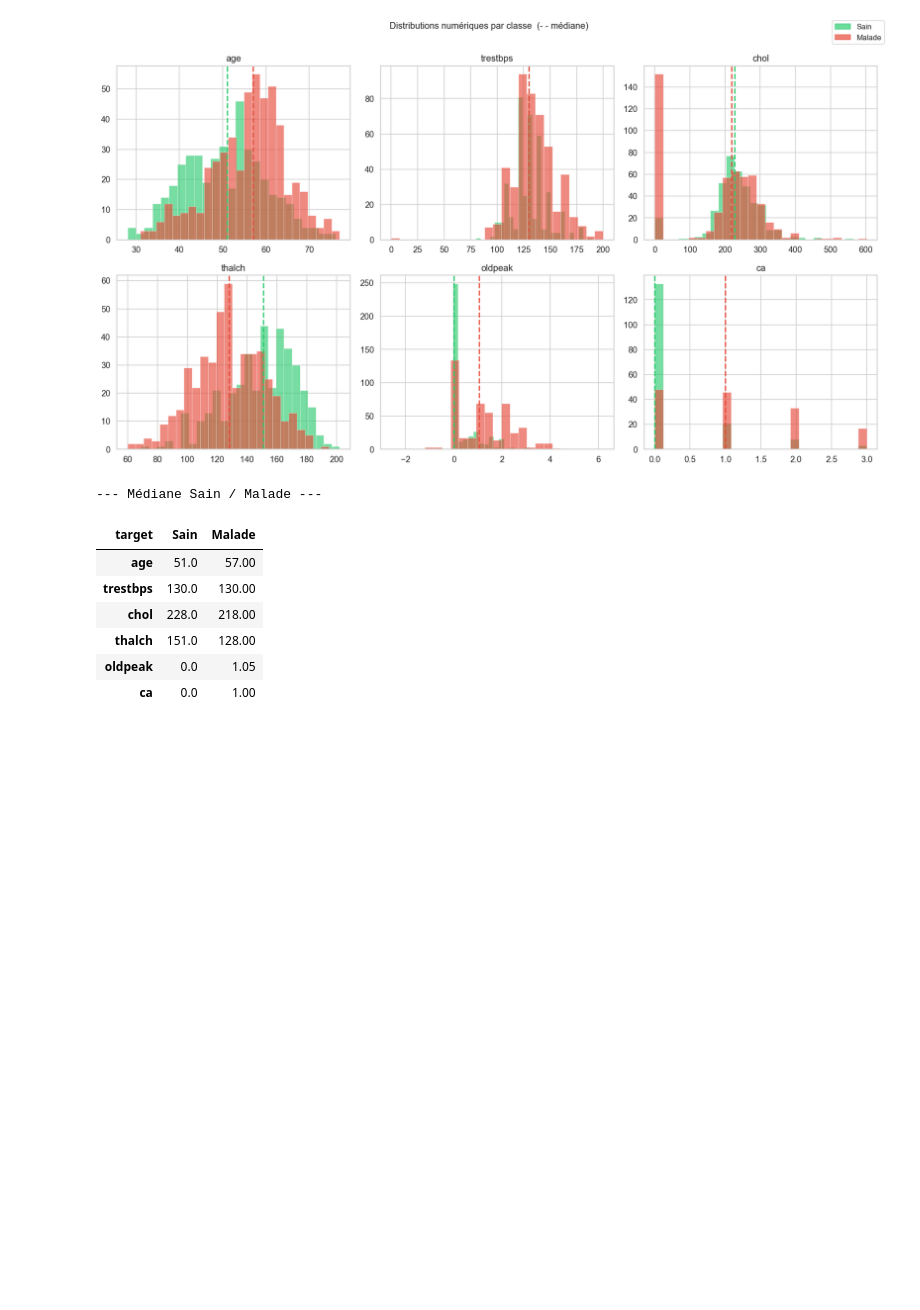
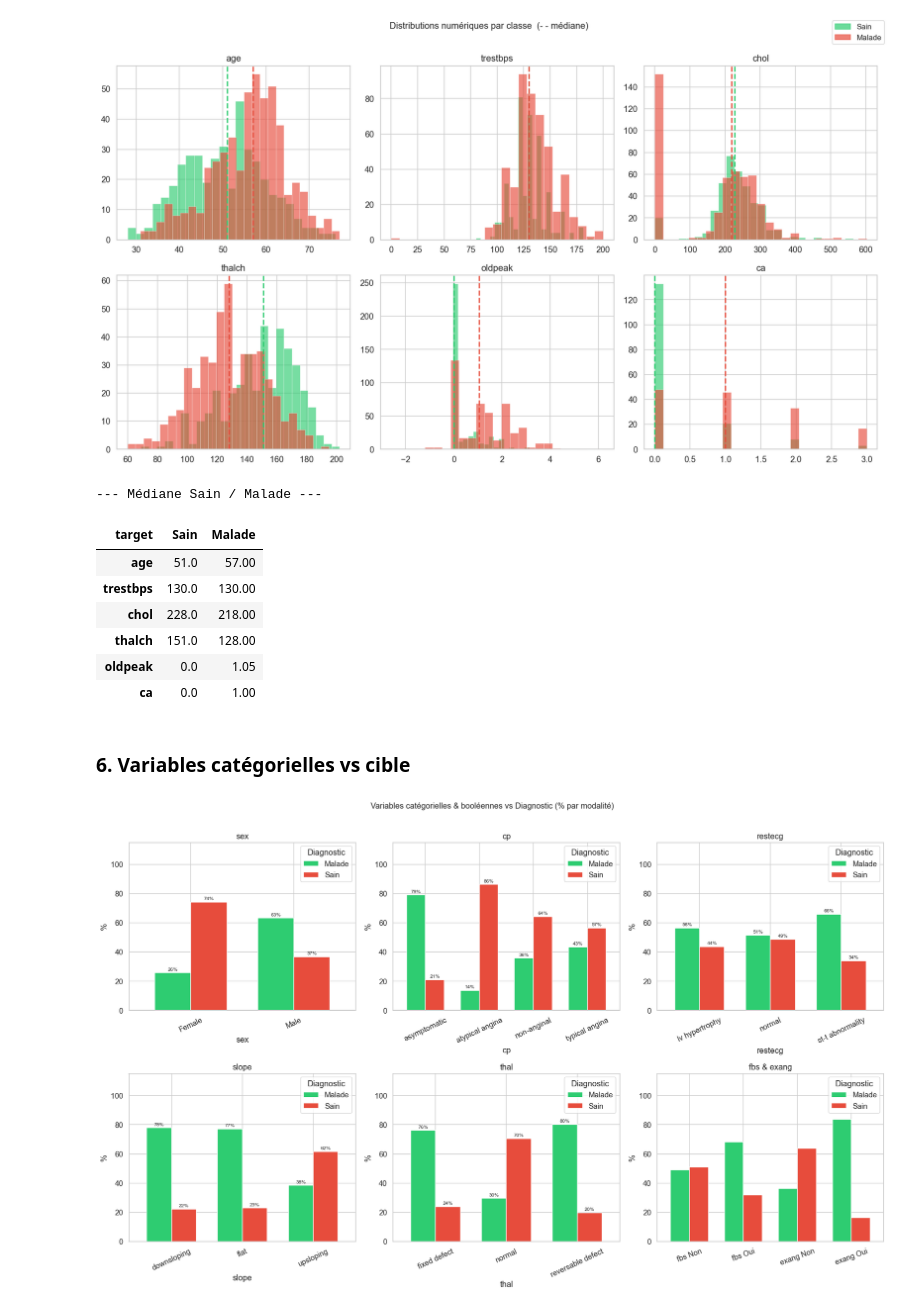
Before and after one commit to bijigunerachid/heart-disease-ml-dl-project, a Jupyter notebook: notebooks/01_EDA.ipynb, the cells around one changed output. Saved outputs shown, nothing was run; the diff lists cells and outputs as text; code cells hidden in the pictures; blank space fills up the shorter version.

Commit message:
add categorical and boolean variables analysis vs target

```diff
--- a/notebooks/01_EDA.ipynb
+++ b/notebooks/01_EDA.ipynb
@@ -263,3 +263,47 @@ df.groupby('target')[NUM_COLS].median().T.rename(columns={0:'Sain', 1:'Malade'})
 | thalch | 151.0 | 128.00 |
 | oldpeak | 0.0 | 1.05 |
 | ca | 0.0 | 1.00 |
+# %% [markdown]
+### 6. Variables catégorielles vs cible
+# %%
+fig, axes = plt.subplots(2, 3, figsize=(18, 11))  # grille de graphiques
+axes_list = list(axes.flat)
+
+for i, col in enumerate(CAT_COLS):
+    ax = axes_list[i]
+    ct = df.groupby([col, 'target_label']).size().unstack(fill_value=0)  # tableau croisé
+    ct_pct = ct.div(ct.sum(axis=1), axis=0) * 100  # conversion en %
+    ct_pct.plot(kind='bar', ax=ax, color=[C['sain'], C['malade']],
+                edgecolor='white', width=0.7)
+    ax.set_title(col)
+    ax.set_ylabel('%')
+    ax.tick_params(axis='x', rotation=25)
+    ax.legend(title='Diagnostic')
+    ax.set_ylim(0, 115)
+    for container in ax.containers:
+        ax.bar_label(container, fmt='%.0f%%', fontsize=8, padding=2)  # afficher %
+
+# fbs et exang sur le dernier axe
+ax = axes_list[5]
+df_bool = df.copy()
+df_bool['fbs']   = df_bool['fbs'].map({True:'fbs Oui', False:'fbs Non', 1:'fbs Oui', 0:'fbs Non'})  # mapping
+df_bool['exang'] = df_bool['exang'].map({True:'exang Oui', False:'exang Non', 1:'exang Oui', 0:'exang Non'})
+ct_bool = pd.concat([
+    df_bool.groupby(['fbs',   'target_label']).size().unstack(fill_value=0),
+    df_bool.groupby(['exang', 'target_label']).size().unstack(fill_value=0)
+])
+ct_bool_pct = ct_bool.div(ct_bool.sum(axis=1), axis=0) * 100  # %
+ct_bool_pct.plot(kind='bar', ax=ax, color=[C['sain'], C['malade']],
+                 edgecolor='white', width=0.7)
+ax.set_title('fbs & exang')
+ax.set_ylabel('%')
+ax.tick_params(axis='x', rotation=20)
+ax.legend(title='Diagnostic')
+ax.set_ylim(0, 115)
+
+plt.suptitle('Variables catégorielles & booléennes vs Diagnostic (% par modalité)', fontsize=13, y=1.01)
+plt.tight_layout()
+plt.savefig(FIGS_PATH / '05_cat_vs_target.png', dpi=150, bbox_inches='tight')
+plt.show()
+# %% [output]
+[figure, added]
```
